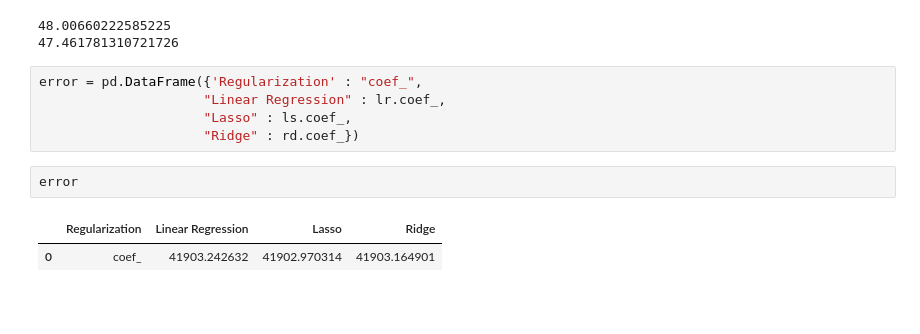
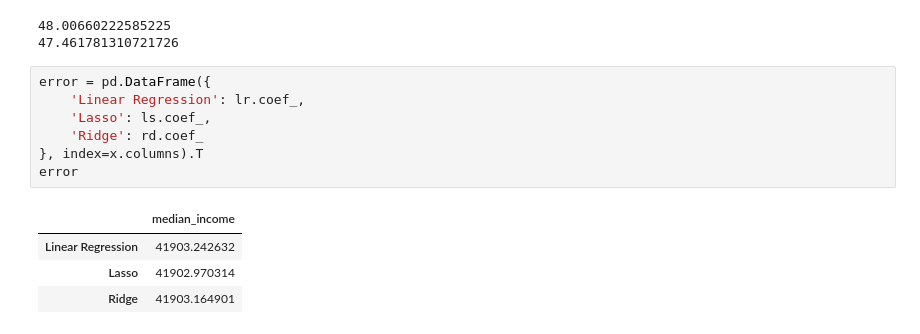
Before and after one commit to AftabQuant/Machine-Learning-Chronicles, a Jupyter notebook: Machine Learning Hub/ML Algo/Supervised ML 1.ipynb, the cells around one changed output. Saved outputs shown, nothing was run; the diff lists cells and outputs as text; blank space fills up the shorter version.

```diff
--- a/Machine Learning Hub/ML Algo/Supervised ML 1.ipynb
+++ b/Machine Learning Hub/ML Algo/Supervised ML 1.ipynb
@@ -207,13 +207,15 @@ print(rd.score(x_test, y_test)*100)
 # %% [output]
 48.00660222585225
 47.461781310721726
-# %%
-error = pd.DataFrame({'Regularization' : "coef_",
-                     "Linear Regression" : lr.coef_,
-                     "Lasso" : ls.coef_,
-                     "Ridge" : rd.coef_})
-# %%
-error
-# %% [output]
-|  | Regularization | Linear Regression | Lasso | Ridge |
-| 0 | coef_ | 41903.242632 | 41902.970314 | 41903.164901 |
+# %%
+error = pd.DataFrame({
+    'Linear Regression': lr.coef_,
+    'Lasso': ls.coef_,
+    'Ridge': rd.coef_
+}, index=x.columns).T
+error
+# %% [output]
+|  | median_income |
+| Linear Regression | 41903.242632 |
+| Lasso | 41902.970314 |
+| Ridge | 41903.164901 |
```
Also changed, not shown: 1 other file.
